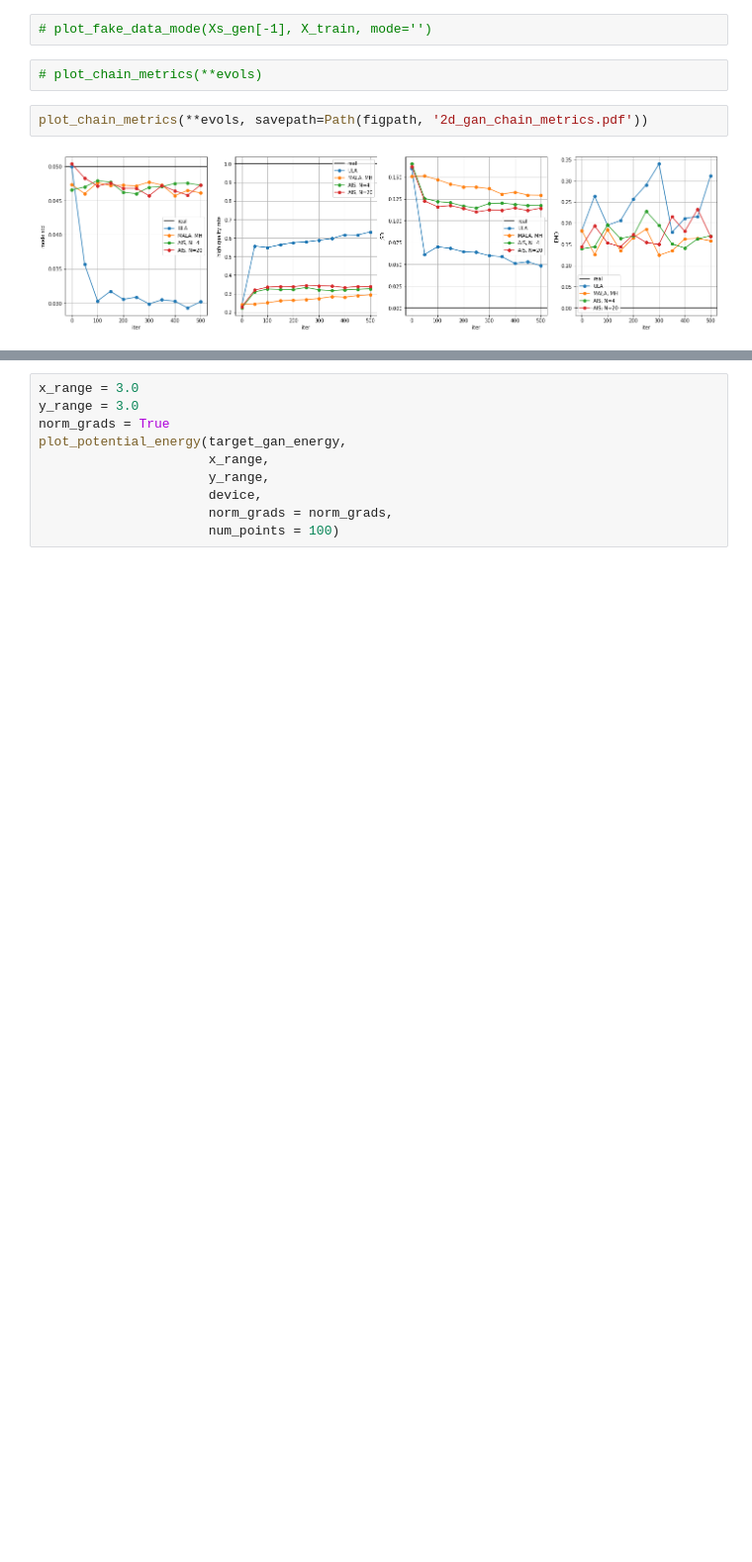
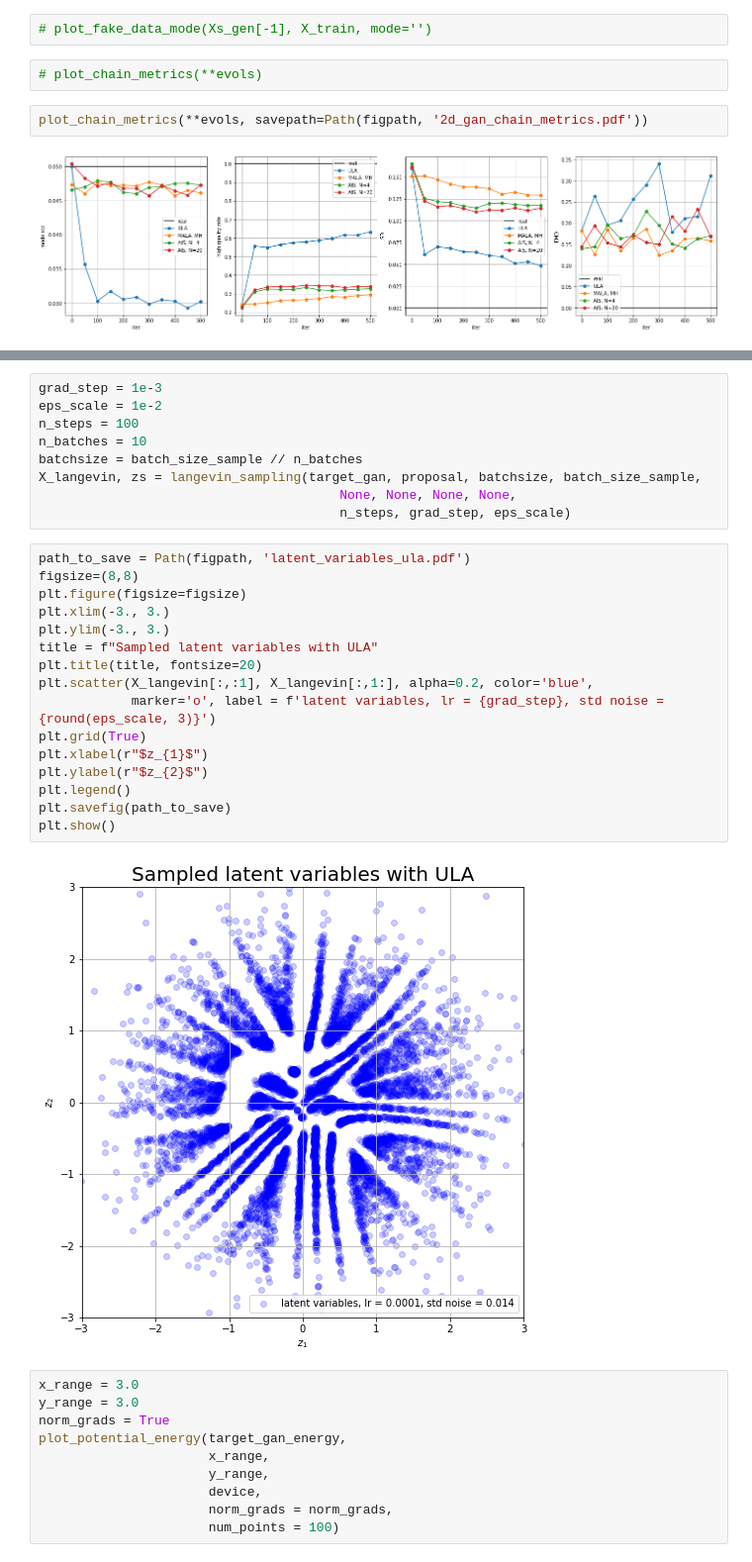
Before and after one commit to premolab/gans_sampling, a Jupyter notebook: notebooks/gaussians_2d.ipynb, the cells around one changed output, grey strips where cells are left out. Shown at 99% size. Drawn from its saved outputs; the diff is of its cells as text; blank space fills up the shorter version.

```diff
--- a/notebooks/gaussians_2d.ipynb
+++ b/notebooks/gaussians_2d.ipynb
@@ -772,3 +795,30 @@ plot_potential_energy(target_gan_energy,
+# %%
+grad_step = 1e-3
+eps_scale = 1e-2
+n_steps = 100
+n_batches = 10
+batchsize = batch_size_sample // n_batches
+X_langevin, zs = langevin_sampling(target_gan, proposal, batchsize, batch_size_sample,
+                                       None, None, None, None,
+                                       n_steps, grad_step, eps_scale)
+# %%
+path_to_save = Path(figpath, 'latent_variables_ula.pdf')
+figsize=(8,8)
+plt.figure(figsize=figsize)
+plt.xlim(-3., 3.)
+plt.ylim(-3., 3.)
+title = f"Sampled latent variables with ULA"
+plt.title(title, fontsize=20)
+plt.scatter(X_langevin[:,:1], X_langevin[:,1:], alpha=0.2, color='blue',
+            marker='o', label = f'latent variables, lr = {grad_step}, std noise = {round(eps_scale, 3)}')
+plt.grid(True)
+plt.xlabel(r"$z_{1}$")
+plt.ylabel(r"$z_{2}$")
+plt.legend()
+plt.savefig(path_to_save)
+plt.show()
+# %% [output]
+[figure, added]
 # %%
 x_range = 3.0
 y_range = 3.0
```
Also changed, not shown: parts of 10 cells of this notebook, 13 other files.
